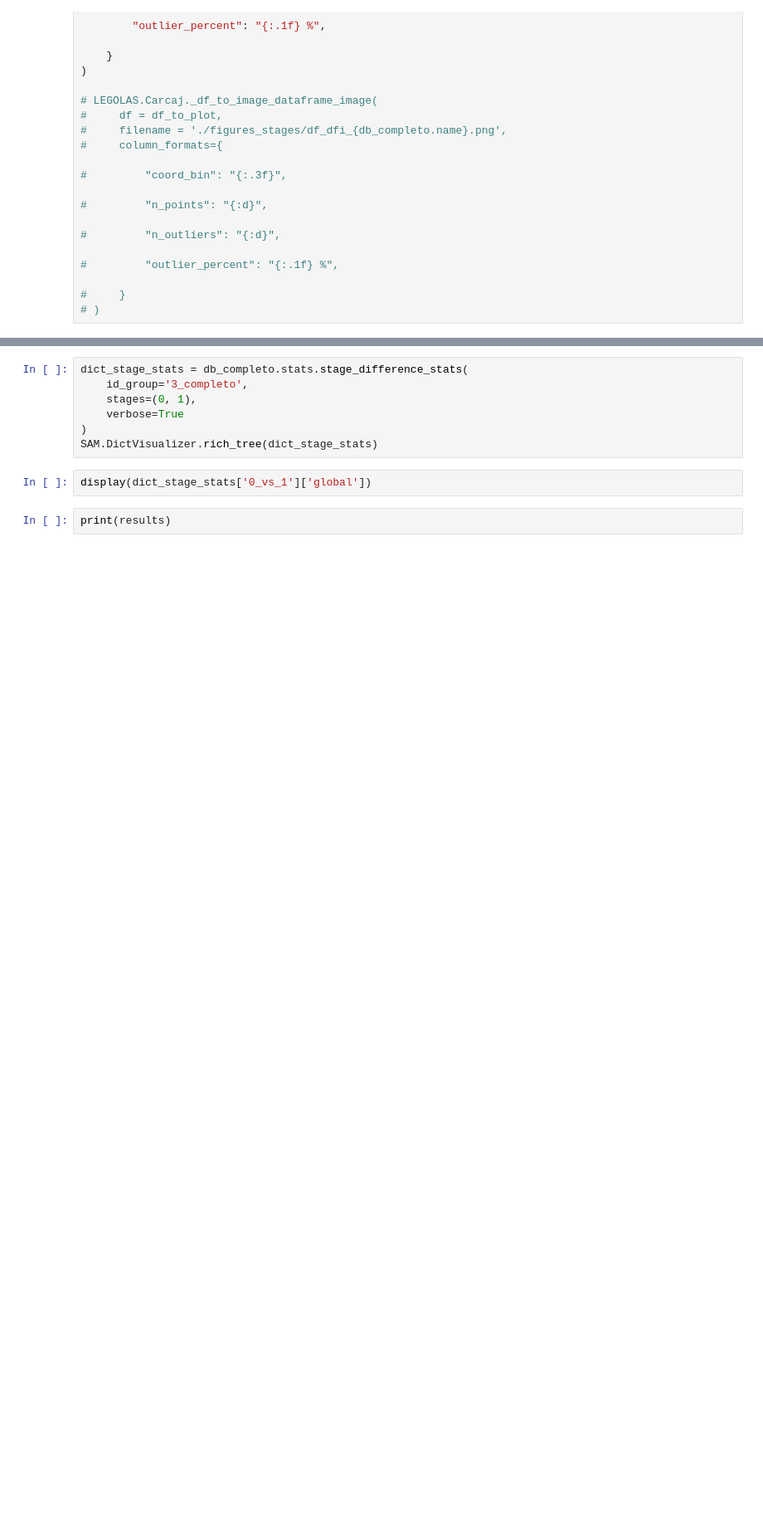
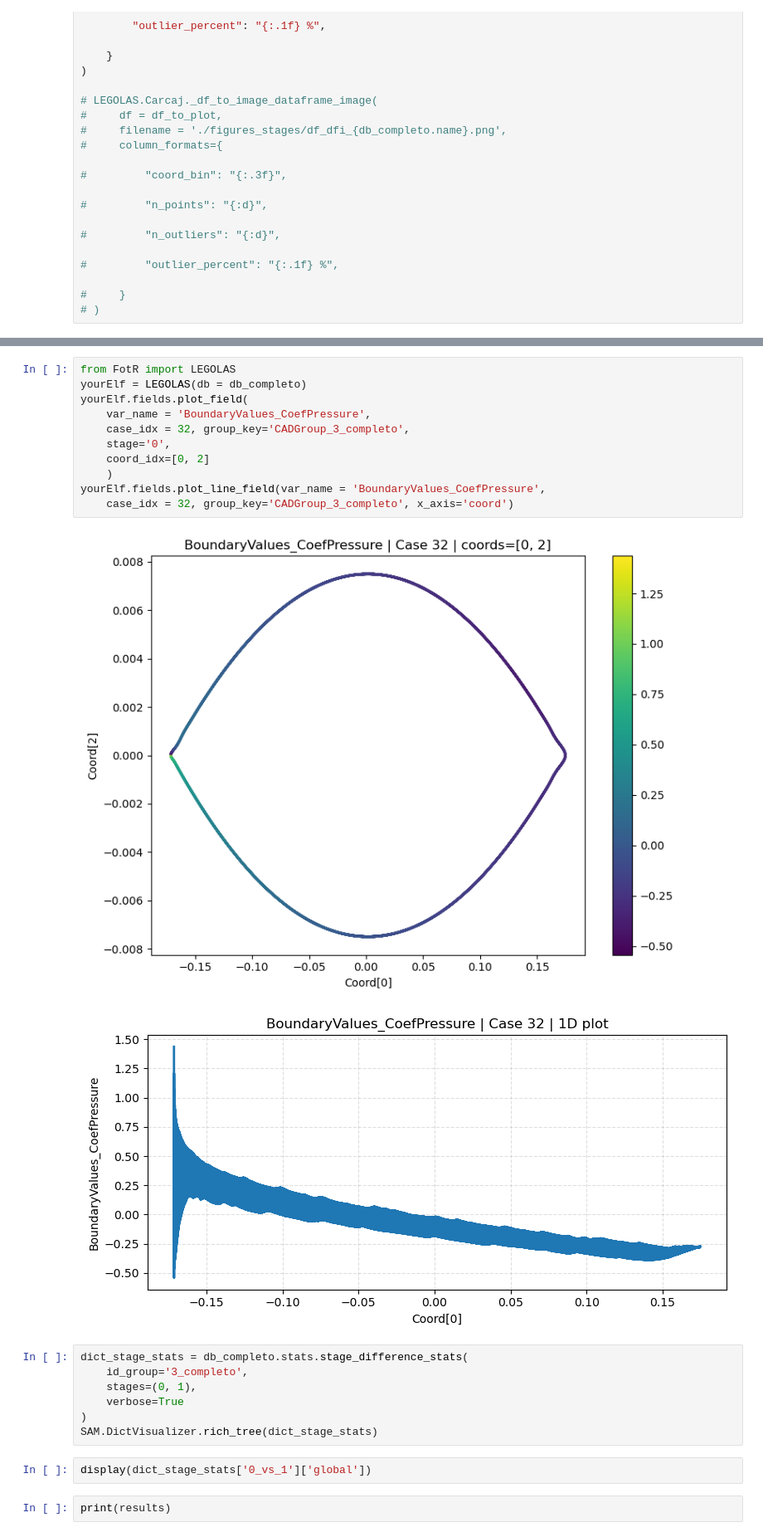
Before and after one commit to ninjaraiz/fellowship-of-the-ring, a Jupyter notebook: examples/err_cp_stages.ipynb, the cells around one changed output, grey strips where cells are left out. Shown at 83% size. Drawn from its saved outputs; the diff is of its cells as text; blank space fills up the shorter version.

```diff
--- a/examples/err_cp_stages.ipynb
+++ b/examples/err_cp_stages.ipynb
@@ -276,3 +339,17 @@ LEGOLAS.Carcaj._df_to_image_plotly(
+# %%
+from FotR import LEGOLAS
+yourElf = LEGOLAS(db = db_completo)
+yourElf.fields.plot_field(
+    var_name = 'BoundaryValues_CoefPressure',
+    case_idx = 32, group_key='CADGroup_3_completo',
+    stage='0',
+    coord_idx=[0, 2]
+    )
+yourElf.fields.plot_line_field(var_name = 'BoundaryValues_CoefPressure',
+    case_idx = 32, group_key='CADGroup_3_completo', x_axis='coord')
+# %% [output]
+[figure, added]
+[figure, added]
 # %%
 dict_stage_stats = db_completo.stats.stage_difference_stats(
     id_group='3_completo',
```
Also changed, not shown: parts of 4 cells of this notebook, 1 other file.
